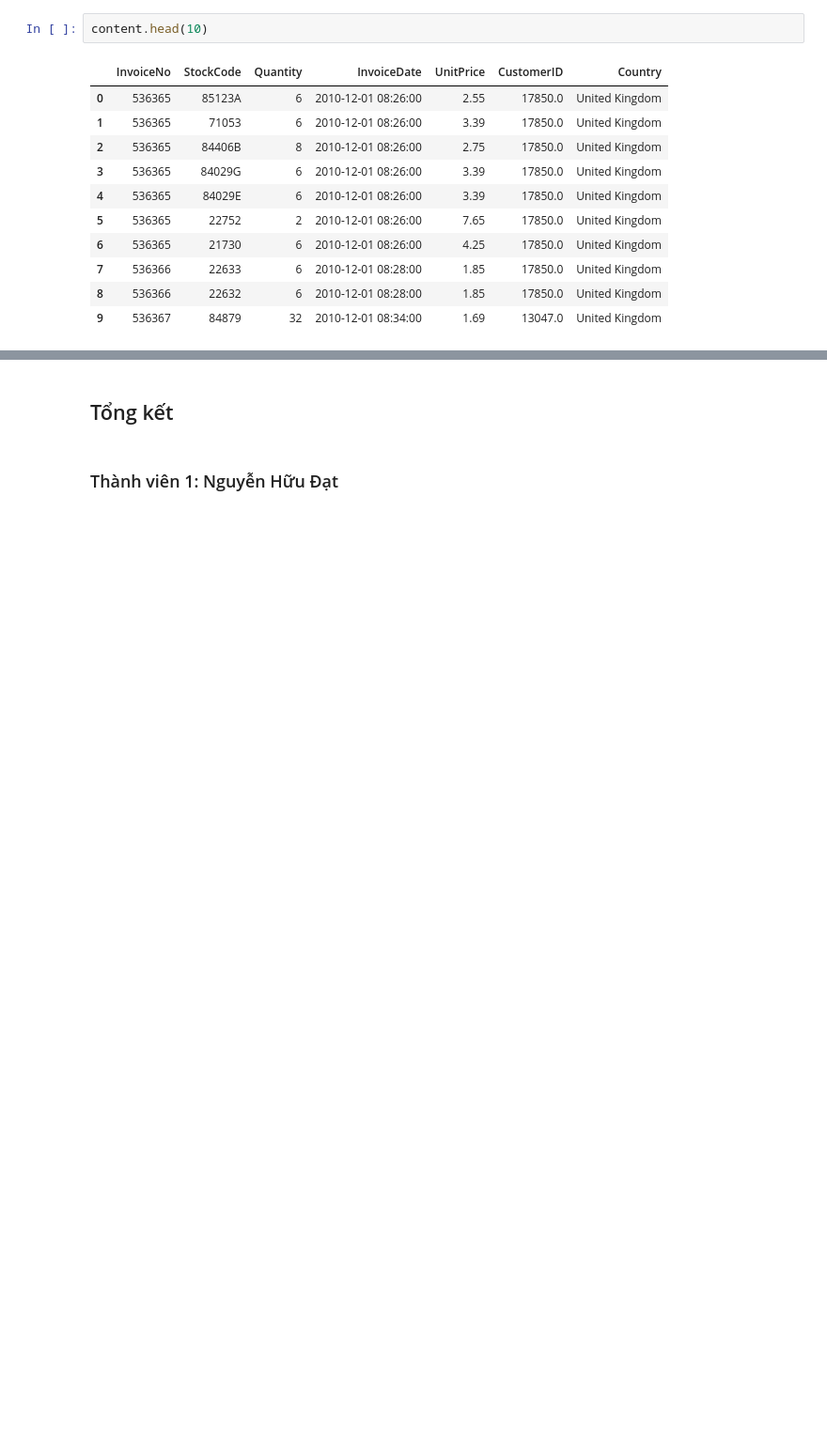
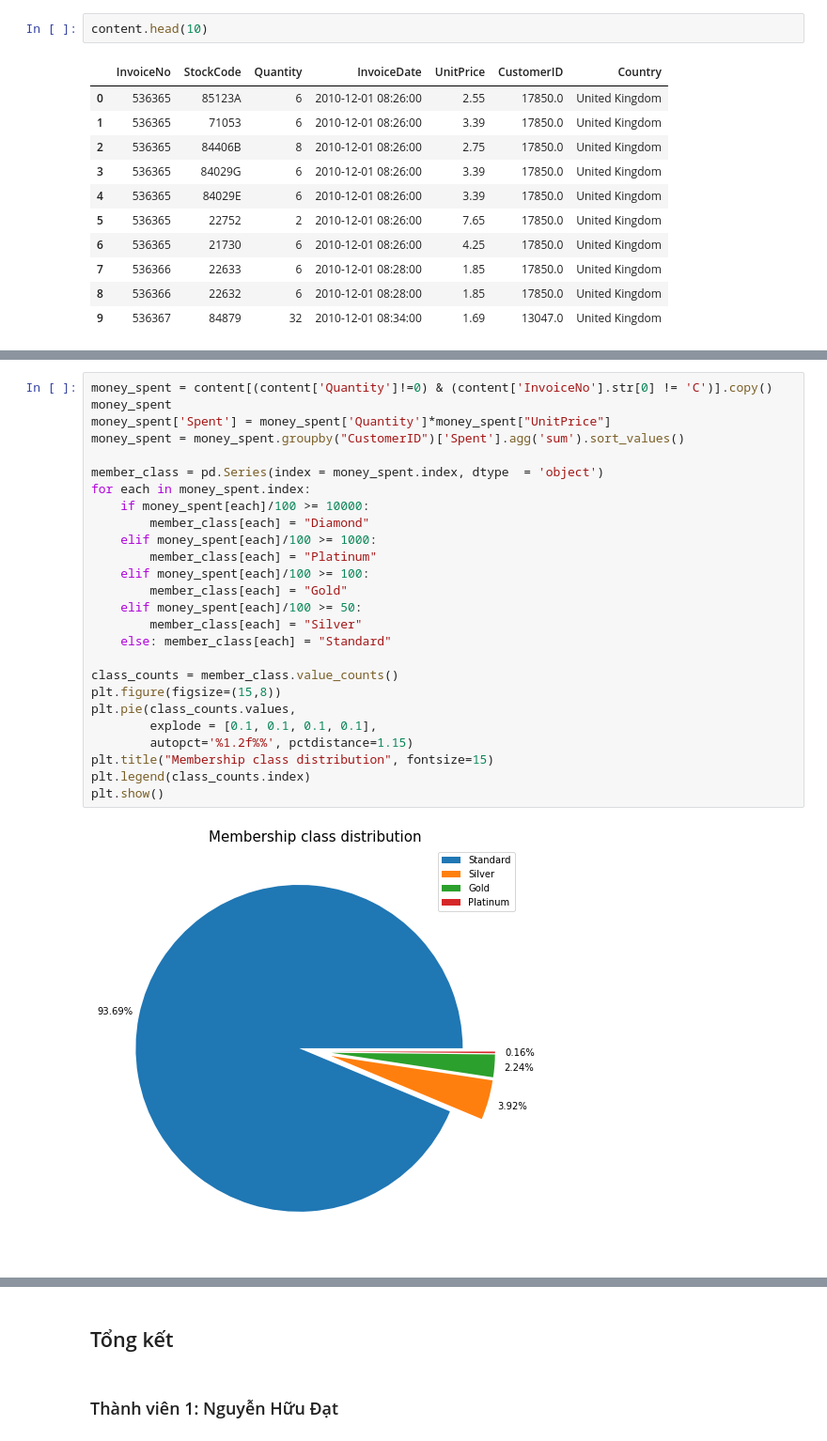
Before and after one commit to hudavn/G12-P4DS-Final, a Jupyter notebook: G12_FinalProject.ipynb, the cells around one changed output, grey strips where cells are left out. Shown at 94% size. Saved outputs shown, nothing was run; the diff lists cells and outputs as text; blank space fills up the shorter version.

```diff
--- a/G12_FinalProject.ipynb
+++ b/G12_FinalProject.ipynb
@@ -462,0 +435,28 @@ plt.show()
+# %%
+money_spent = content[(content['Quantity']!=0) & (content['InvoiceNo'].str[0] != 'C')].copy()
+money_spent
+money_spent['Spent'] = money_spent['Quantity']*money_spent["UnitPrice"]
+money_spent = money_spent.groupby("CustomerID")['Spent'].agg('sum').sort_values()
+
+member_class = pd.Series(index = money_spent.index, dtype  = 'object')
+for each in money_spent.index:
+    if money_spent[each]/100 >= 10000:
+        member_class[each] = "Diamond"
+    elif money_spent[each]/100 >= 1000:
+        member_class[each] = "Platinum"
+    elif money_spent[each]/100 >= 100:
+        member_class[each] = "Gold"
+    elif money_spent[each]/100 >= 50:
+        member_class[each] = "Silver"
+    else: member_class[each] = "Standard"
+
+class_counts = member_class.value_counts()
+plt.figure(figsize=(15,8))
+plt.pie(class_counts.values,
+        explode = [0.1, 0.1, 0.1, 0.1],
+        autopct='%1.2f%%', pctdistance=1.15)
+plt.title("Membership class distribution", fontsize=15)
+plt.legend(class_counts.index)
+plt.show()
+# %% [output]
+[figure, added]
```
Also changed, not shown: parts of 16 cells of this notebook.
